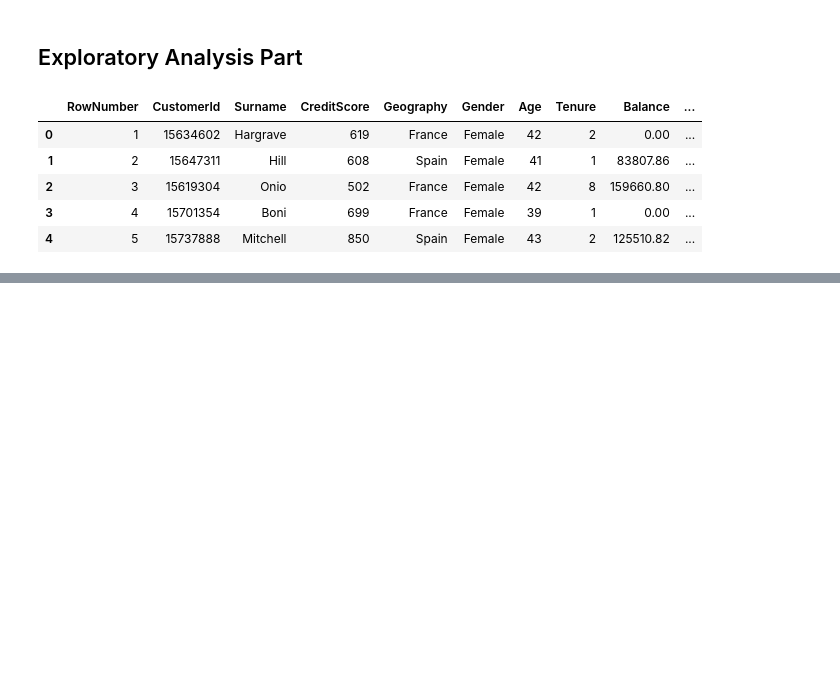
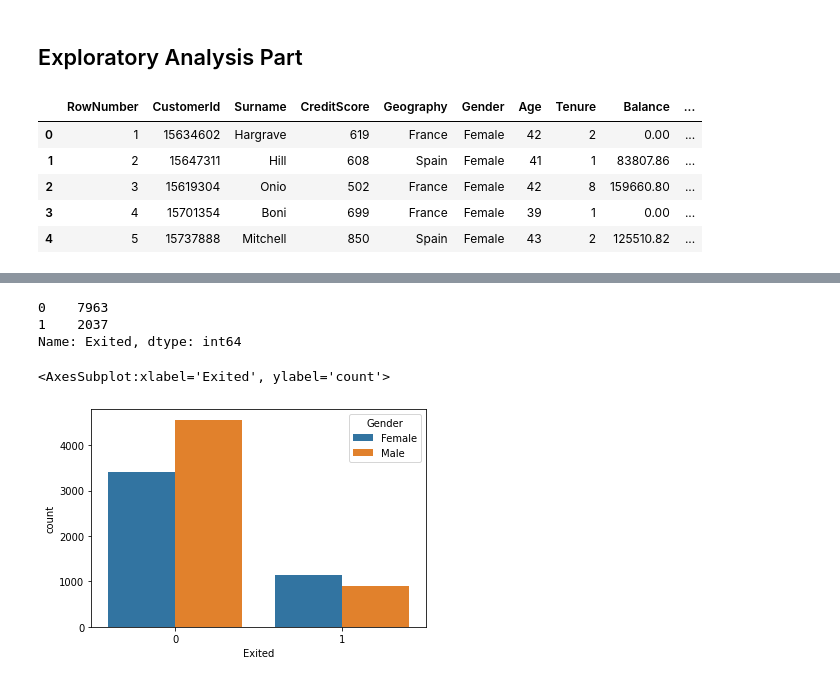
Before and after one commit to eeeds/churn-prediction-app, a Jupyter notebook: notebooks/exploratory_analysis.ipynb, the cells around one changed output, grey strips where cells are left out. Drawn from its saved outputs; the diff is of its cells as text; code cells hidden in the pictures; blank space fills up the shorter version.

```diff
--- a/notebooks/exploratory_analysis.ipynb
+++ b/notebooks/exploratory_analysis.ipynb
@@ -17,0 +80,15 @@ df.head()
+# %%
+#Checking who left and who stayed in the bank.
+df_churn['Exited'].value_counts()
+## We have 7963 people who stayed the bank and 2037 people who exited the bank.
+# %% [output]
+0    7963
+1    2037
+Name: Exited, dtype: int64
+# %%
+#How the gender is distributed in exited customers.
+sns.countplot(x='Exited', hue ='Gender', data = df_churn)
+# Men than left are less than womans
+# %% [output]
+<AxesSubplot:xlabel='Exited', ylabel='count'>
+[figure, added]
```
Also changed, not shown: parts of 32 cells of this notebook, 1 other file.
